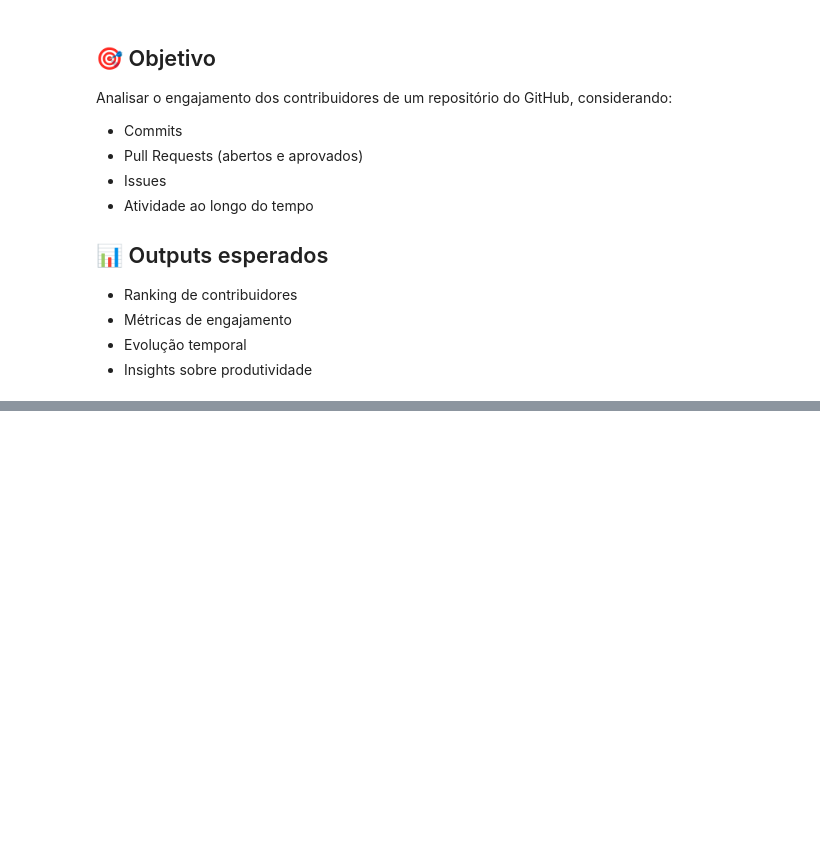
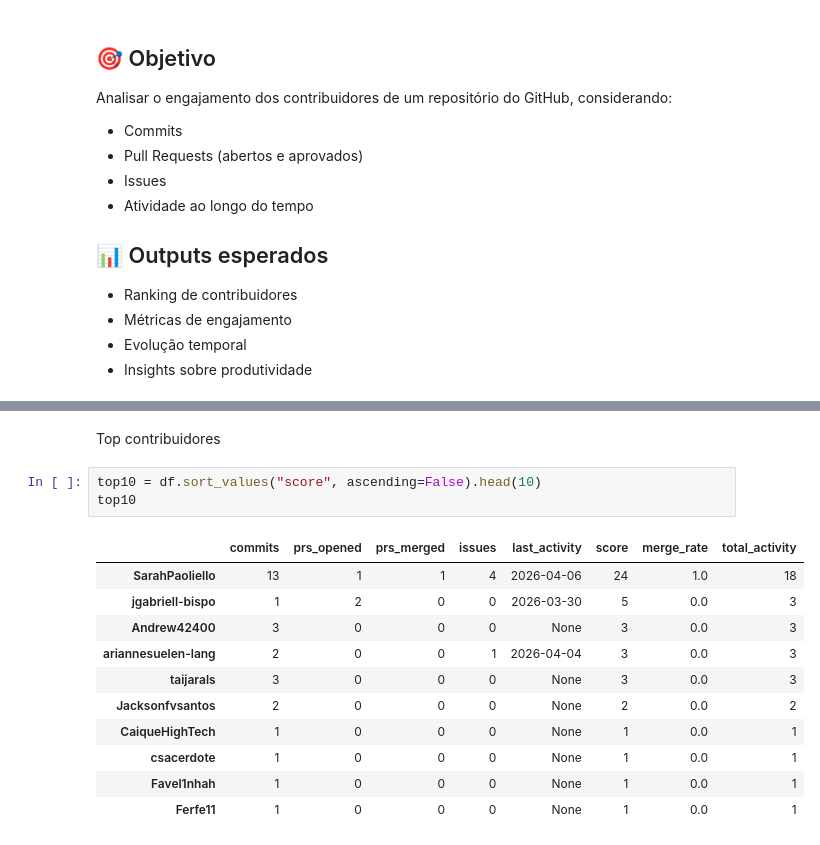
Before and after one commit to taijarals/github_score_engajamento, a Jupyter notebook: analise_dados.ipynb, the cells around one changed output, grey strips where cells are left out. Cells and saved outputs as stored; diff of their text form; blank space fills up the shorter version.

```diff
--- a/analise_dados.ipynb
+++ b/analise_dados.ipynb
@@ -58,0 +190,17 @@ def get_issues(owner, repo):
+# %% [markdown]
+Top contribuidores
+# %%
+top10 = df.sort_values("score", ascending=False).head(10)
+top10
+# %% [output]
+|  | commits | prs_opened | prs_merged | issues | last_activity | score | merge_rate | total_activity |
+| SarahPaoliello | 13 | 1 | 1 | 4 | 2026-04-06 | 24 | 1.0 | 18 |
+| jgabriell-bispo | 1 | 2 | 0 | 0 | 2026-03-30 | 5 | 0.0 | 3 |
+| Andrew42400 | 3 | 0 | 0 | 0 | None | 3 | 0.0 | 3 |
+| ariannesuelen-lang | 2 | 0 | 0 | 1 | 2026-04-04 | 3 | 0.0 | 3 |
+| taijarals | 3 | 0 | 0 | 0 | None | 3 | 0.0 | 3 |
+| Jacksonfvsantos | 2 | 0 | 0 | 0 | None | 2 | 0.0 | 2 |
+| CaiqueHighTech | 1 | 0 | 0 | 0 | None | 1 | 0.0 | 1 |
+| csacerdote | 1 | 0 | 0 | 0 | None | 1 | 0.0 | 1 |
+| Favel1nhah | 1 | 0 | 0 | 0 | None | 1 | 0.0 | 1 |
+| Ferfe11 | 1 | 0 | 0 | 0 | None | 1 | 0.0 | 1 |
```
Also changed, not shown: parts of 27 cells of this notebook.
